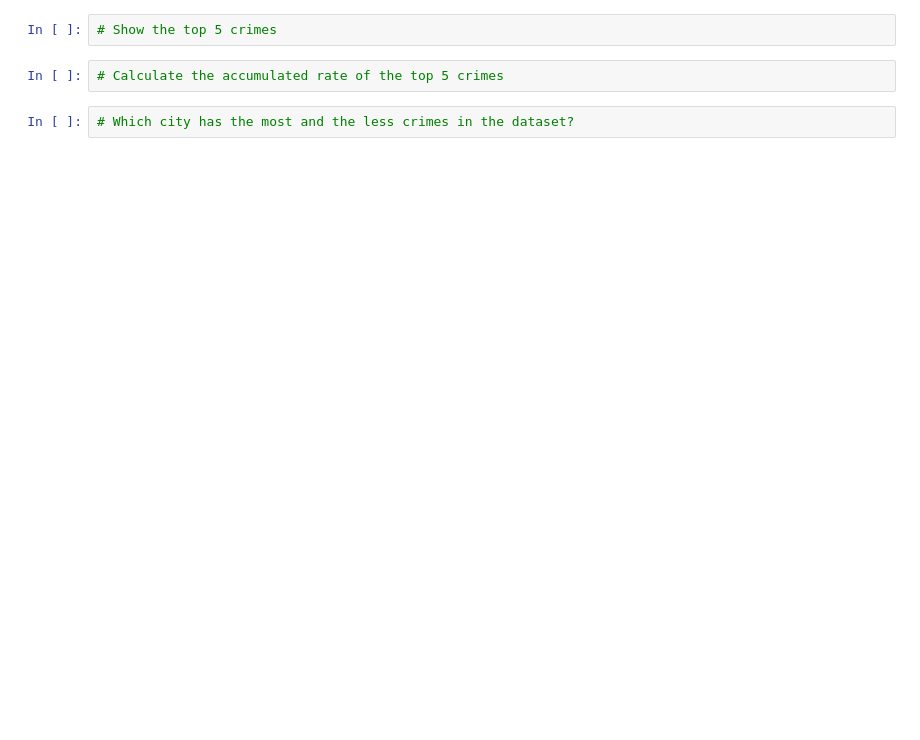
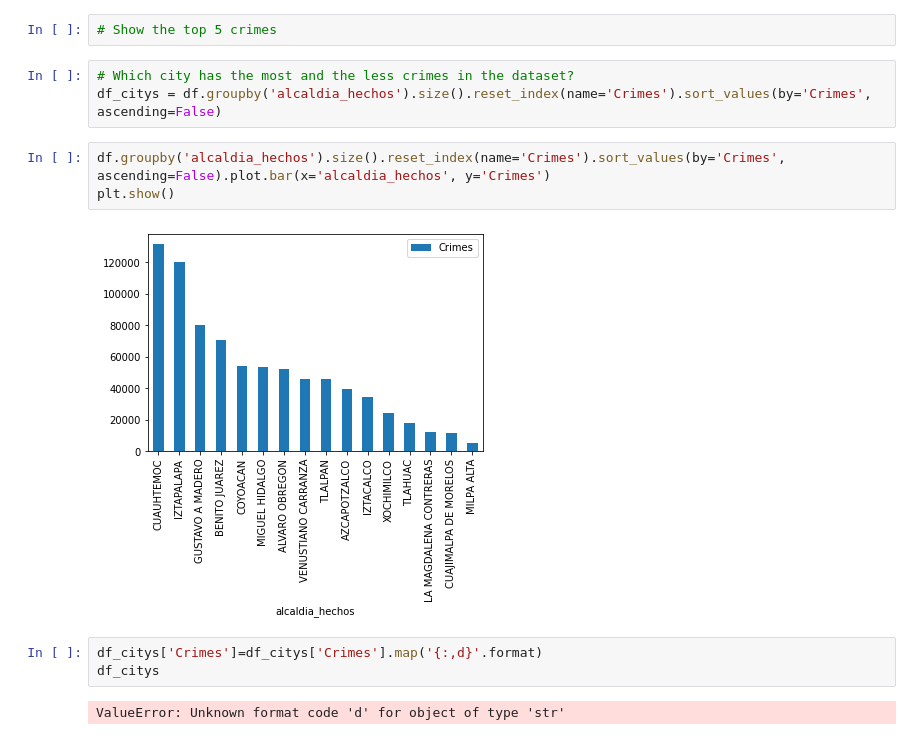
Before and after one commit to Eduardo-Coyto/ML-UTEC-4Geeks, a Jupyter notebook: DataSet Crimes_4GKS.ipynb, the cells around one changed output. Saved outputs shown, nothing was run; the diff lists cells and outputs as text; blank space fills up the shorter version.

```diff
--- a/DataSet Crimes_4GKS.ipynb
+++ b/DataSet Crimes_4GKS.ipynb
@@ -131,8 +194,17 @@ df_count.plot.bar(title='Crimes per years', x= 'fecha_inicio', y='obs')
 # %%
 # Show the top 5 crimes
-# %%
-# Calculate the accumulated rate of the top 5 crimes
 # %%
 # Which city has the most and the less crimes in the dataset?
+df_citys = df.groupby('alcaldia_hechos').size().reset_index(name='Crimes').sort_values(by='Crimes', ascending=False)
+# %%
+df.groupby('alcaldia_hechos').size().reset_index(name='Crimes').sort_values(by='Crimes', ascending=False).plot.bar(x='alcaldia_hechos', y='Crimes')
+plt.show()
+# %% [output]
+[figure, added]
+# %%
+df_citys['Crimes']=df_citys['Crimes'].map('{:,d}'.format)
+df_citys
+# %% [output]
+ValueError: Unknown format code 'd' for object of type 'str'
 # %%
 # In each city, what are the top 3 subcities ("Colonias") with most crimes?
```
Also changed, not shown: parts of 14 cells of this notebook.
